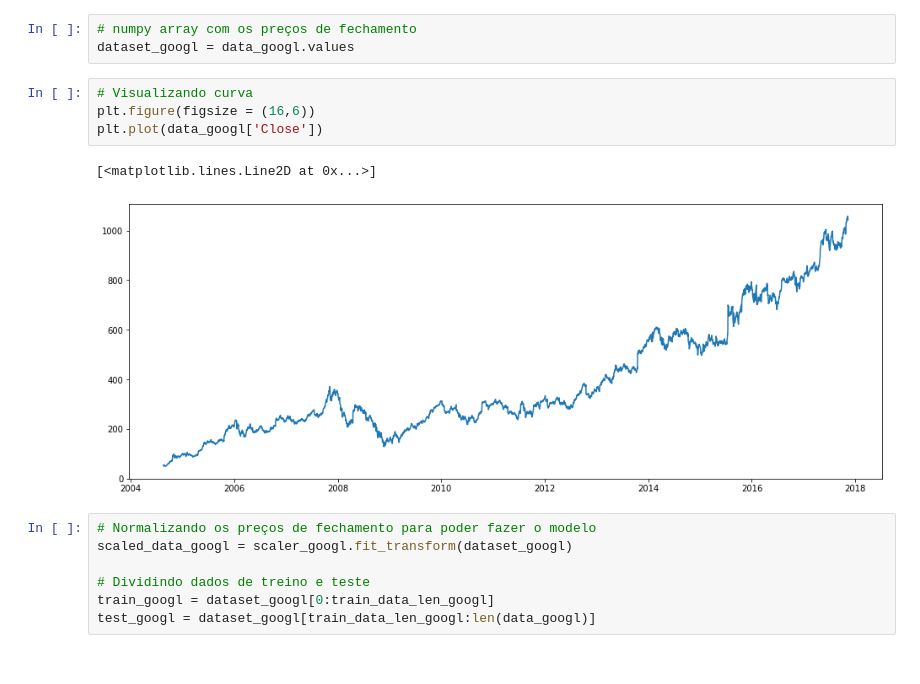
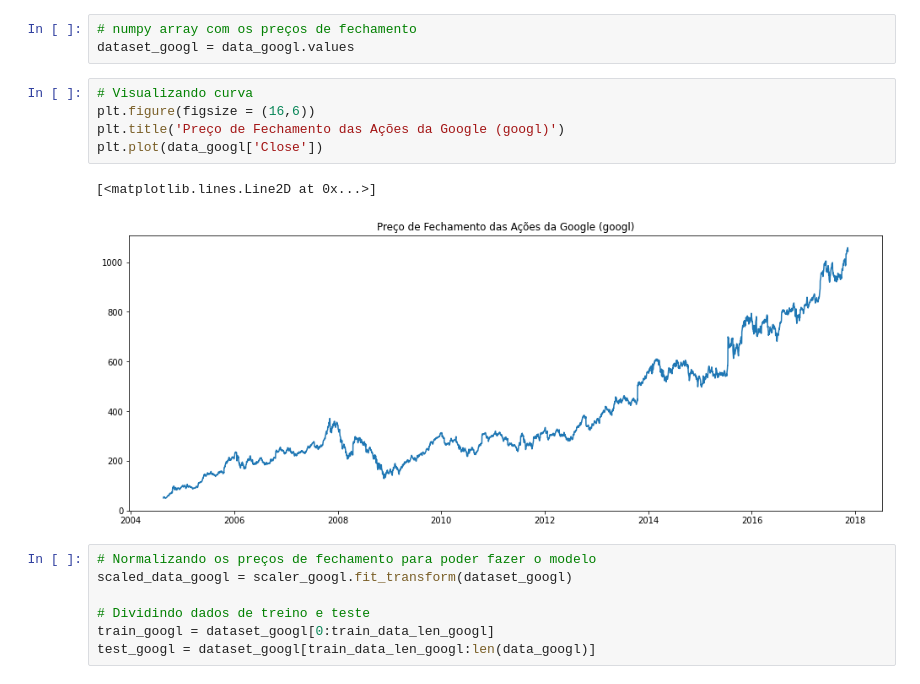
Before and after one commit to andreluraz/desafio_murano, a Jupyter notebook: questoes_desafio_murano.ipynb, the cells around one changed output. Drawn from its saved outputs; the diff is of its cells as text.

```diff
--- a/questoes_desafio_murano.ipynb
+++ b/questoes_desafio_murano.ipynb
@@ -1034,10 +1108,11 @@ dataset_googl = data_googl.values
 # %%
 # Visualizando curva
 plt.figure(figsize = (16,6))
+plt.title('Preço de Fechamento das Ações da Google (googl)')
 plt.plot(data_googl['Close'])
 # %% [output]
 [<matplotlib.lines.Line2D at 0x...>]
-[figure, old version]
+[figure, new version]
 # %%
 # Normalizando os preços de fechamento para poder fazer o modelo
 scaled_data_googl = scaler_googl.fit_transform(dataset_googl)
```
Also changed, not shown: parts of 43 cells of this notebook.
